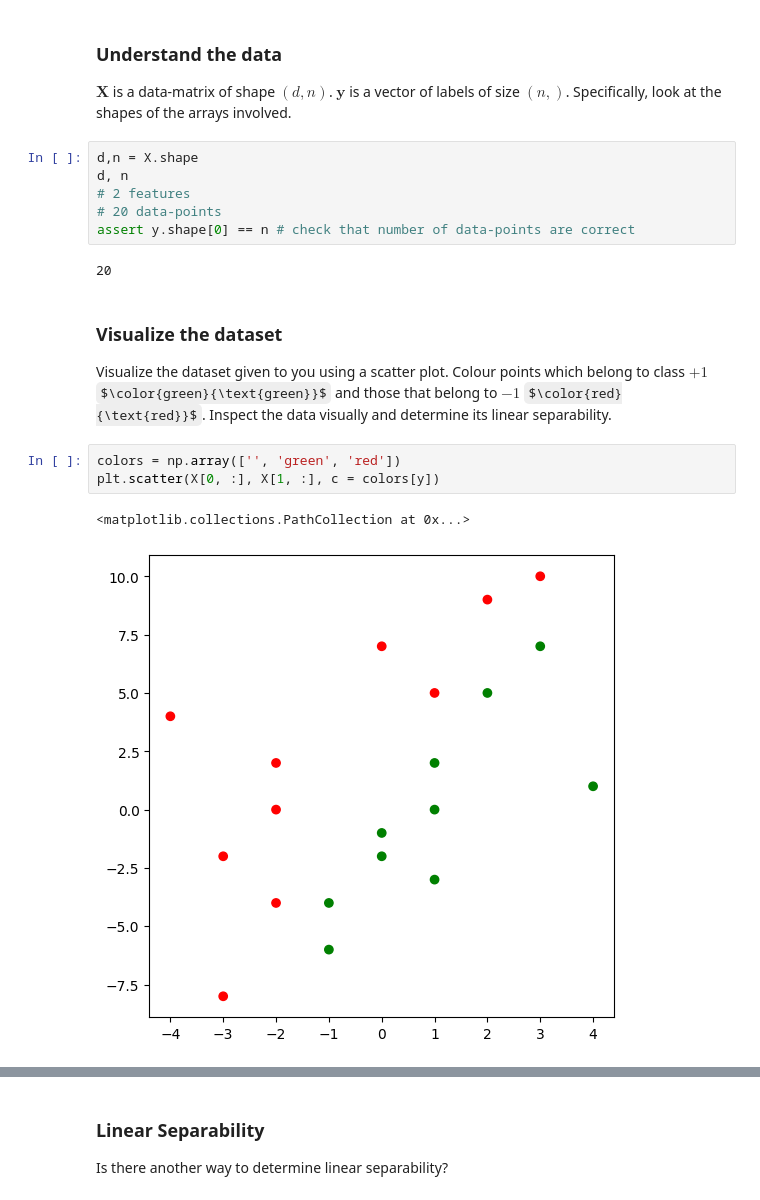
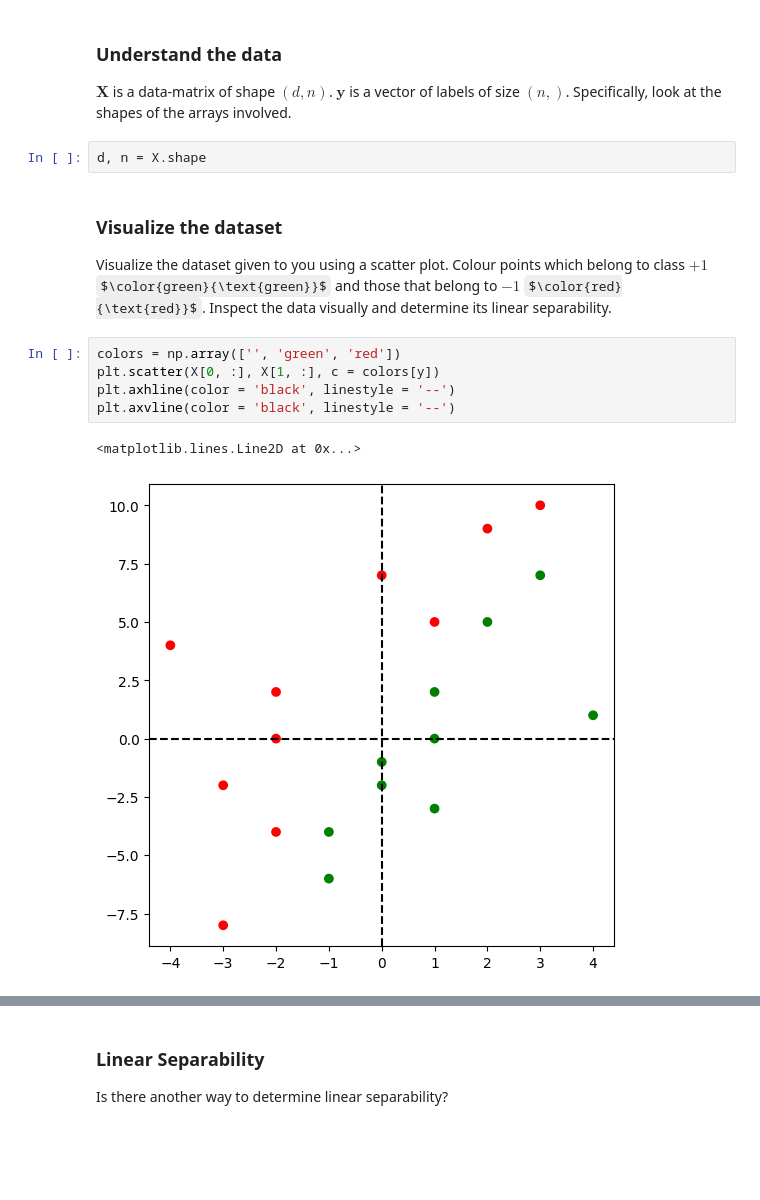
Before and after one commit to 21f1002963/MLT_WORKSHOP, a Jupyter notebook: SVM.ipynb, the cells around one changed output, grey strips where cells are left out. Saved outputs shown, nothing was run; the diff lists cells and outputs as text; some formulas as TeX source; blank space fills up the shorter version.

```diff
--- a/SVM.ipynb
+++ b/SVM.ipynb
@@ -24,14 +24,8 @@ y = np.array([1, 1, 1, 1, 1,
 ### Understand the data
 
 $\mathbf{X}$ is a data-matrix of shape $(d, n)$. $\mathbf{y}$ is a vector of labels of size $(n, )$. Specifically, look at the shapes of the arrays involved.
-# %%
-d,n = X.shape
-d, n
-# 2 features
-# 20 data-points
-assert y.shape[0] == n # check that number of data-points are correct
-# %% [output]
-20
+# %%
+d, n = X.shape
 # %% [markdown]
 ### Visualize the dataset
 
@@ -39,6 +33,8 @@ Visualize the dataset given to you using a scatter plot. Colour points which bel
 # %%
 colors = np.array(['', 'green', 'red'])
 plt.scatter(X[0, :], X[1, :], c = colors[y])
+plt.axhline(color = 'black', linestyle = '--')
+plt.axvline(color = 'black', linestyle = '--')
 # %% [output]
-<matplotlib.collections.PathCollection at 0x...>
+<matplotlib.lines.Line2D at 0x...>
-[figure, old version]
+[figure, new version]
```
Also changed, not shown: parts of 17 cells of this notebook.
